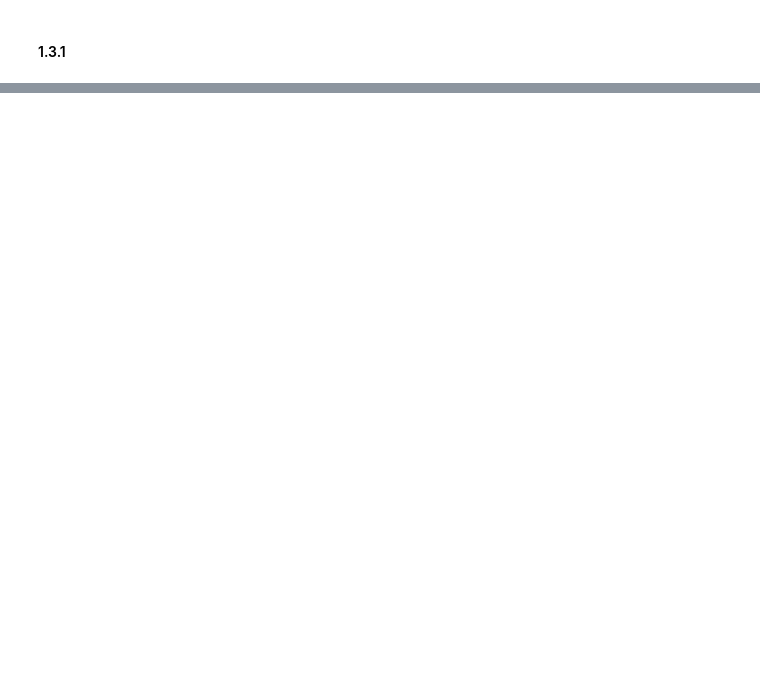
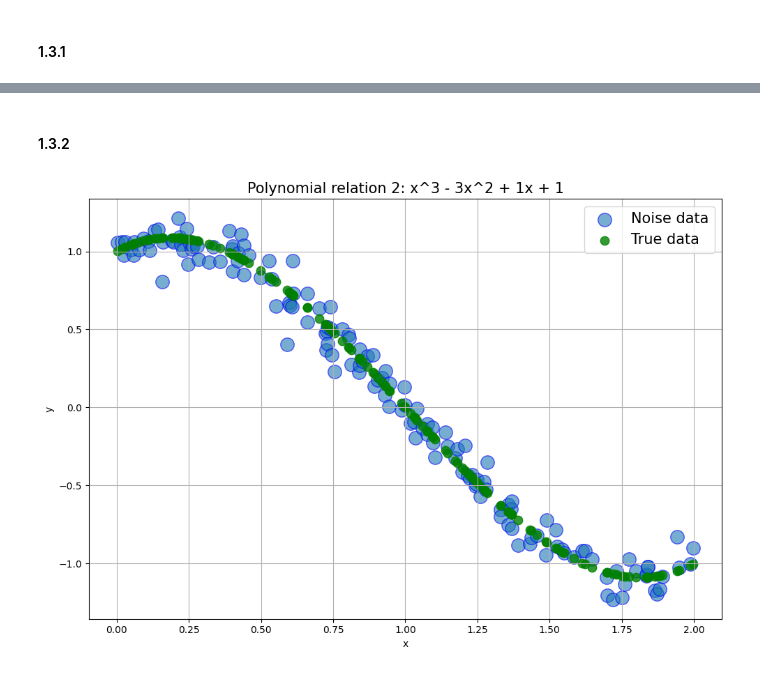
Before and after one commit to modernpacifist/engineering-of-machine-learning-urfu, a Jupyter notebook: math-basics-of-machine-learning/Notebooks/HW2_MBML.ipynb, the cells around one changed output, grey strips where cells are left out. Saved outputs shown, nothing was run; the diff lists cells and outputs as text; code cells hidden in the pictures; blank space fills up the shorter version.

```diff
--- a/math-basics-of-machine-learning/Notebooks/HW2_MBML.ipynb
+++ b/math-basics-of-machine-learning/Notebooks/HW2_MBML.ipynb
@@ -168,0 +123,16 @@ plt.show()
+# %% [markdown]
+#### 1.3.2
+# %%
+polynomial_2_y, polynomial_2_y_true_line, polynomial_2_x = dataset(
+    a=[1, -3, 1],
+    b=1,
+    f=None,
+    N=150,
+    x_max=2,
+    noise_power=0.1,
+    seed=15
+)
+
+visualize_data(polynomial_2_y, polynomial_2_y_true_line, polynomial_2_x, 'Polynomial relation 2: x^3 - 3x^2 + 1x + 1')
+# %% [output]
+[figure, added]
```
Also changed, not shown: parts of 15 cells of this notebook.
